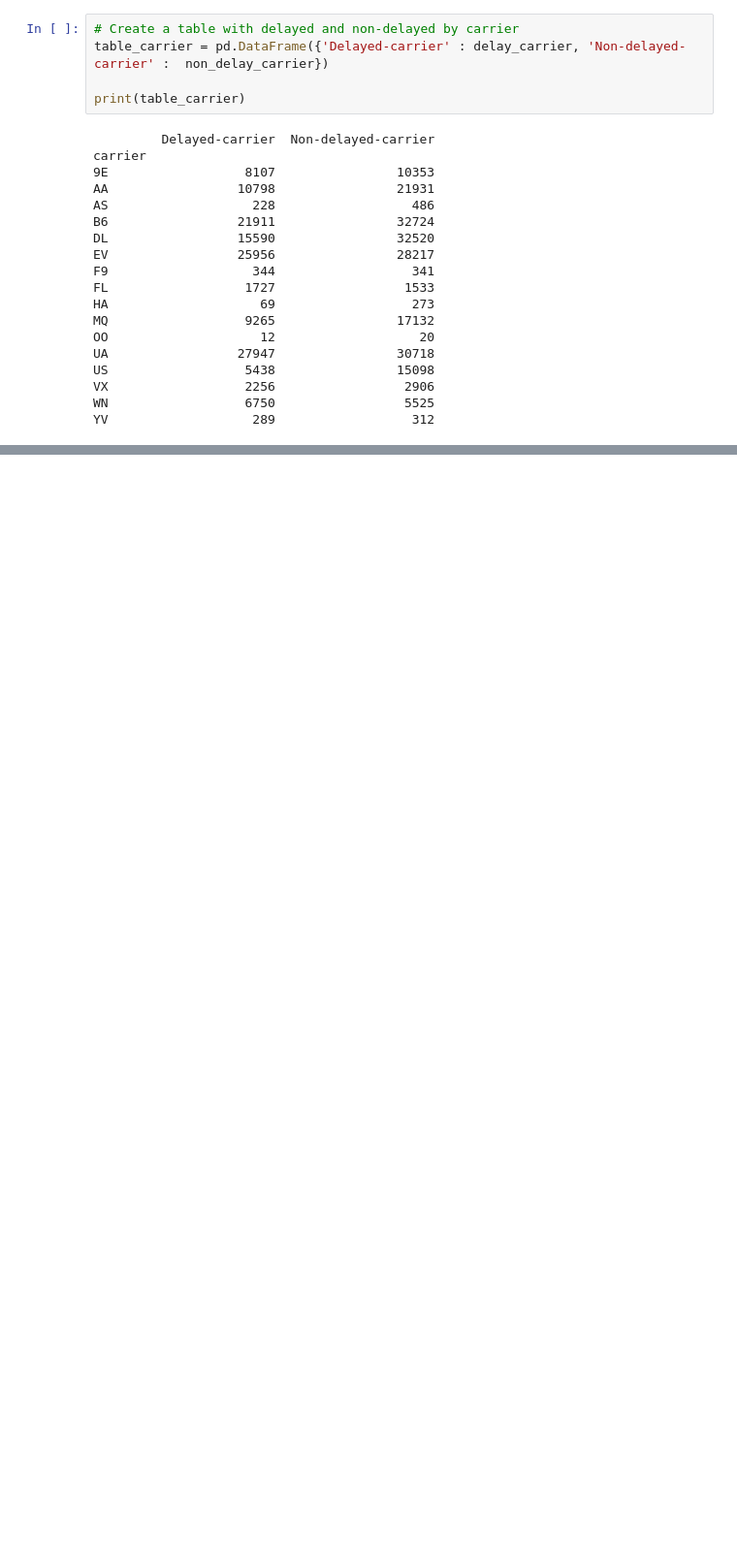
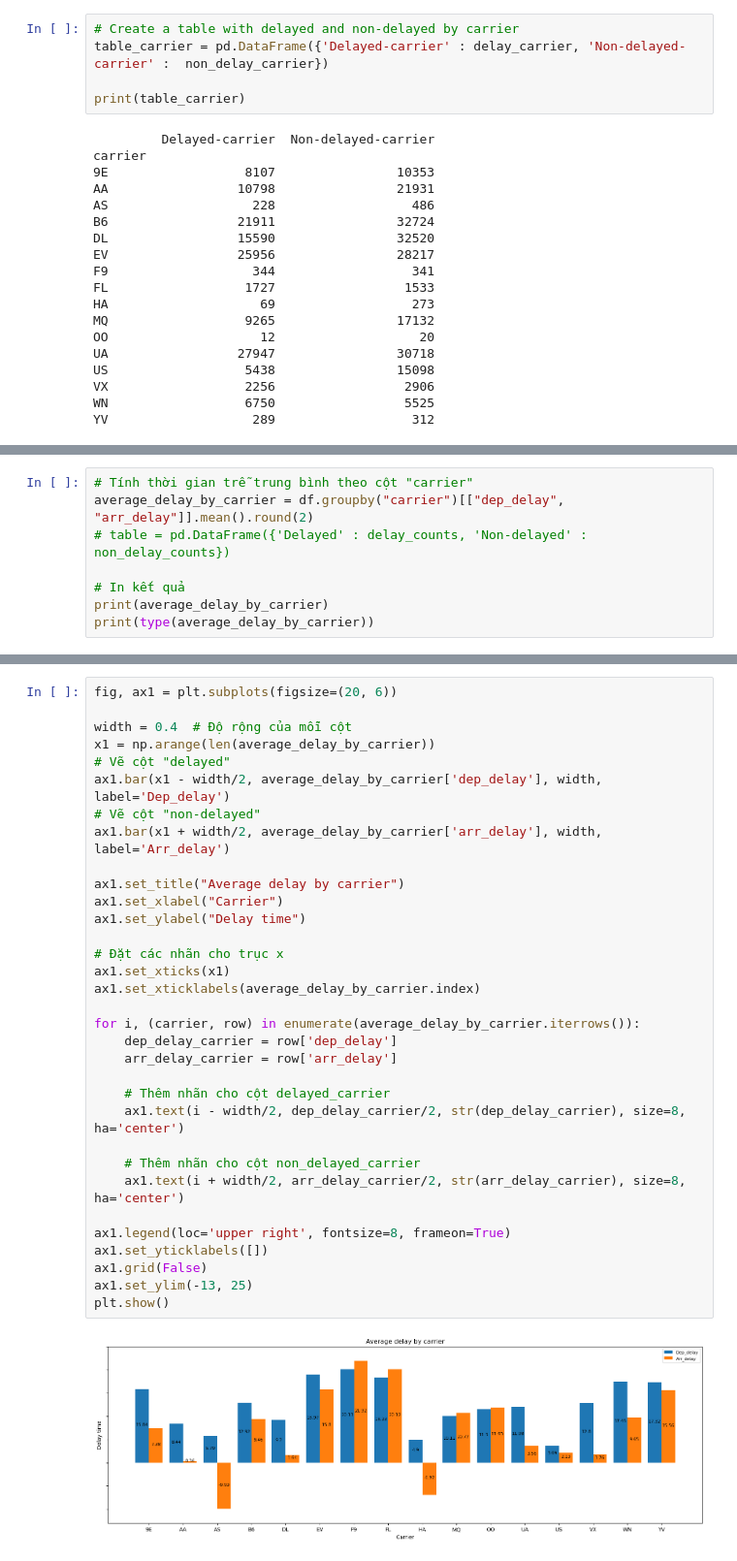
Before and after one commit to NoTimeToDie-debug/DA12-Tuan7-NguyenCatDat, a Jupyter notebook: DA12-Tuan_7-Nguyen_Cat_Dat.ipynb, the cells around one changed output, grey strips where cells are left out. Shown: that part at 97% size. Cells and saved outputs as stored; diff of their text form; blank space fills up the shorter version.

```diff
--- a/DA12-Tuan_7-Nguyen_Cat_Dat.ipynb
+++ b/DA12-Tuan_7-Nguyen_Cat_Dat.ipynb
@@ -219,0 +220,8 @@ plt.show()
+# %%
+# Tính thời gian trễ trung bình theo cột "carrier"
+average_delay_by_carrier = df.groupby("carrier")[["dep_delay", "arr_delay"]].mean().round(2)
+# table = pd.DataFrame({'Delayed' : delay_counts, 'Non-delayed' :  non_delay_counts})
+
+# In kết quả
+print(average_delay_by_carrier)
+print(type(average_delay_by_carrier))
@@ -219,0 +248,35 @@ plt.show()
+# %%
+fig, ax1 = plt.subplots(figsize=(20, 6))
+
+width = 0.4  # Độ rộng của mỗi cột
+x1 = np.arange(len(average_delay_by_carrier))
+# Vẽ cột "delayed"
+ax1.bar(x1 - width/2, average_delay_by_carrier['dep_delay'], width, label='Dep_delay')
+# Vẽ cột "non-delayed"
+ax1.bar(x1 + width/2, average_delay_by_carrier['arr_delay'], width, label='Arr_delay')
+
+ax1.set_title("Average delay by carrier")
+ax1.set_xlabel("Carrier")
+ax1.set_ylabel("Delay time")
+
+# Đặt các nhãn cho trục x
+ax1.set_xticks(x1)
+ax1.set_xticklabels(average_delay_by_carrier.index)
+
+for i, (carrier, row) in enumerate(average_delay_by_carrier.iterrows()):
+    dep_delay_carrier = row['dep_delay']
+    arr_delay_carrier = row['arr_delay']
+
+    # Thêm nhãn cho cột delayed_carrier
+    ax1.text(i - width/2, dep_delay_carrier/2, str(dep_delay_carrier), size=8, ha='center')
+
+    # Thêm nhãn cho cột non_delayed_carrier
+    ax1.text(i + width/2, arr_delay_carrier/2, str(arr_delay_carrier), size=8, ha='center')
+
+ax1.legend(loc='upper right', fontsize=8, frameon=True)
+ax1.set_yticklabels([])
+ax1.grid(False)
+ax1.set_ylim(-13, 25)
+plt.show()
+# %% [output]
+[figure, added]
```
Also changed, not shown: parts of 5 cells of this notebook.
